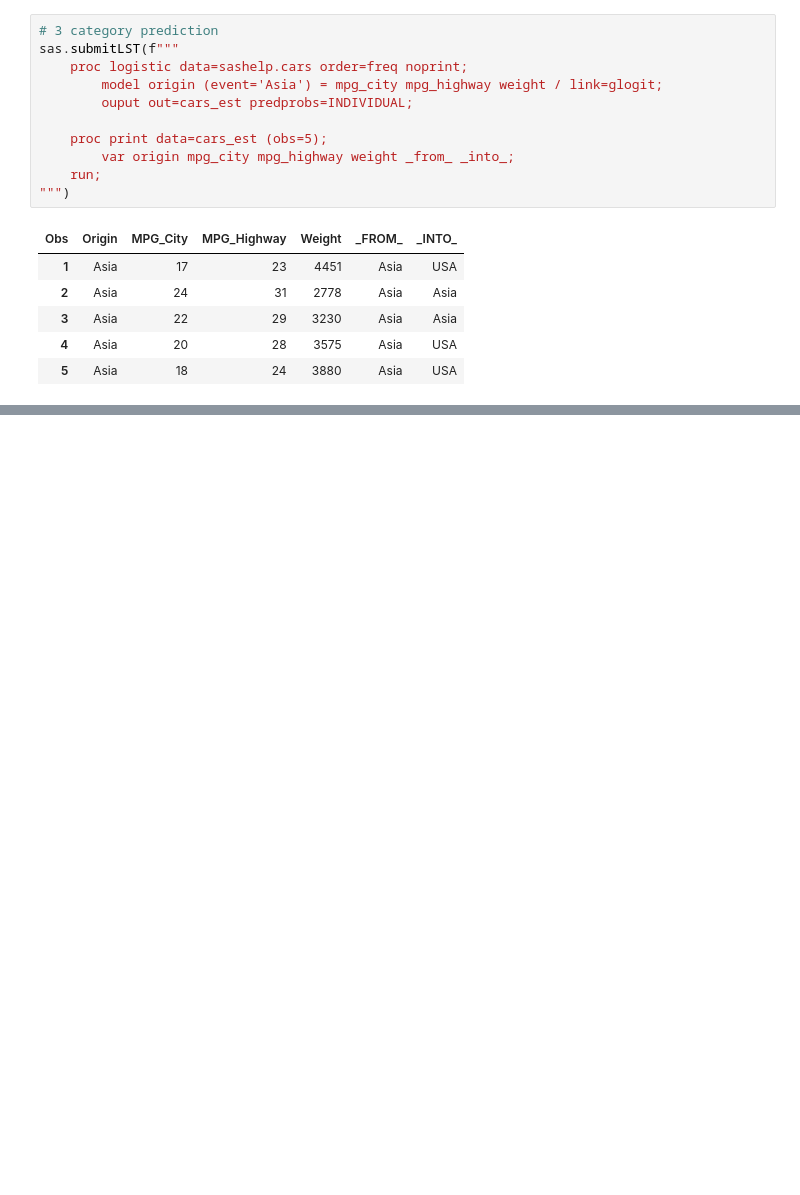
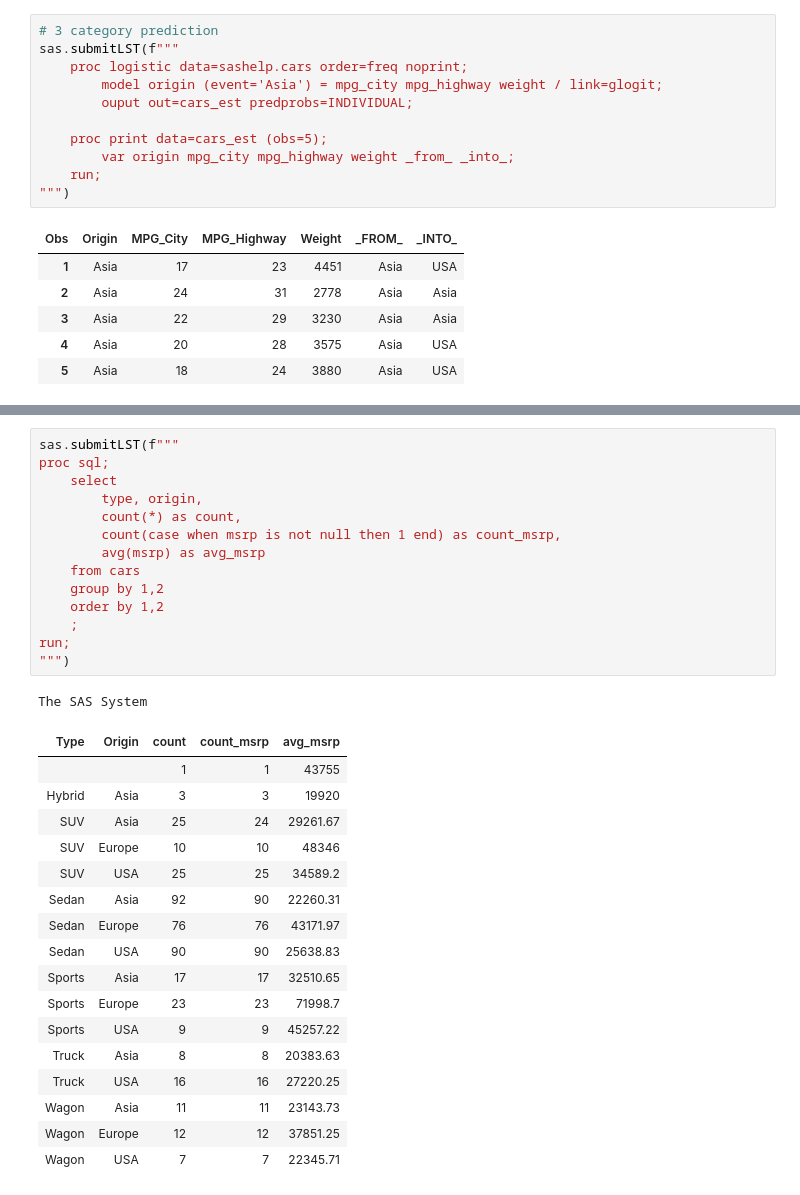
Before and after one commit to 0xdomyz/sas_collection, a Jupyter notebook: example_data/cars.ipynb, the cells around one changed output, grey strips where cells are left out. Saved outputs shown, nothing was run; the diff lists cells and outputs as text; blank space fills up the shorter version.

```diff
--- a/example_data/cars.ipynb
+++ b/example_data/cars.ipynb
@@ -85,0 +108,33 @@ sas.submitLST(f"""
+# %%
+sas.submitLST(f"""
+proc sql;
+    select
+        type, origin,
+        count(*) as count,
+        count(case when msrp is not null then 1 end) as count_msrp,
+        avg(msrp) as avg_msrp
+    from cars
+    group by 1,2
+    order by 1,2
+    ;
+run;
+""")
+# %% [output]
+The SAS System
+| Type | Origin | count | count_msrp | avg_msrp |
+|  |  | 1 | 1 | 43755 |
+| Hybrid | Asia | 3 | 3 | 19920 |
+| SUV | Asia | 25 | 24 | 29261.67 |
+| SUV | Europe | 10 | 10 | 48346 |
+| SUV | USA | 25 | 25 | 34589.2 |
+| Sedan | Asia | 92 | 90 | 22260.31 |
+| Sedan | Europe | 76 | 76 | 43171.97 |
+| Sedan | USA | 90 | 90 | 25638.83 |
+| Sports | Asia | 17 | 17 | 32510.65 |
+| Sports | Europe | 23 | 23 | 71998.7 |
+| Sports | USA | 9 | 9 | 45257.22 |
+| Truck | Asia | 8 | 8 | 20383.63 |
+| Truck | USA | 16 | 16 | 27220.25 |
+| Wagon | Asia | 11 | 11 | 23143.73 |
+| Wagon | Europe | 12 | 12 | 37851.25 |
+| Wagon | USA | 7 | 7 | 22345.71 |
```
Also changed, not shown: parts of 9 cells of this notebook.
